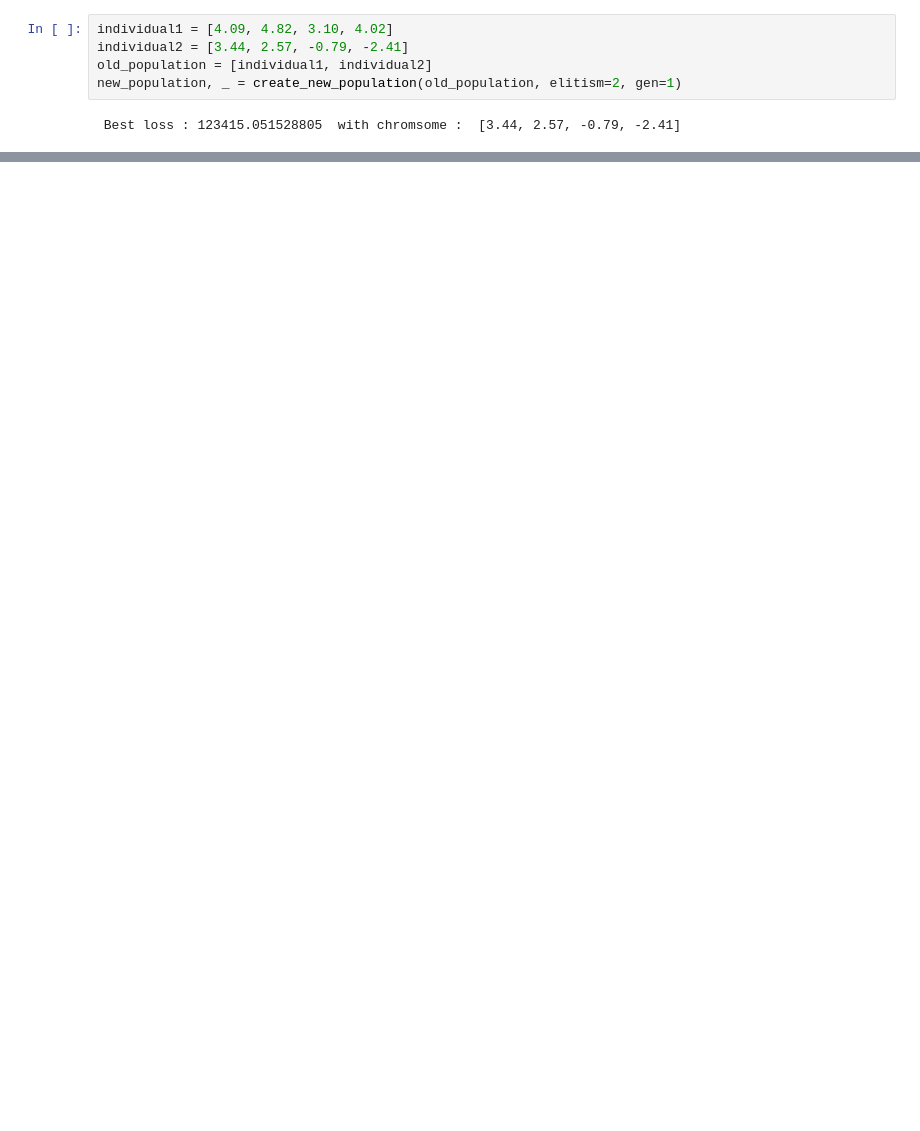
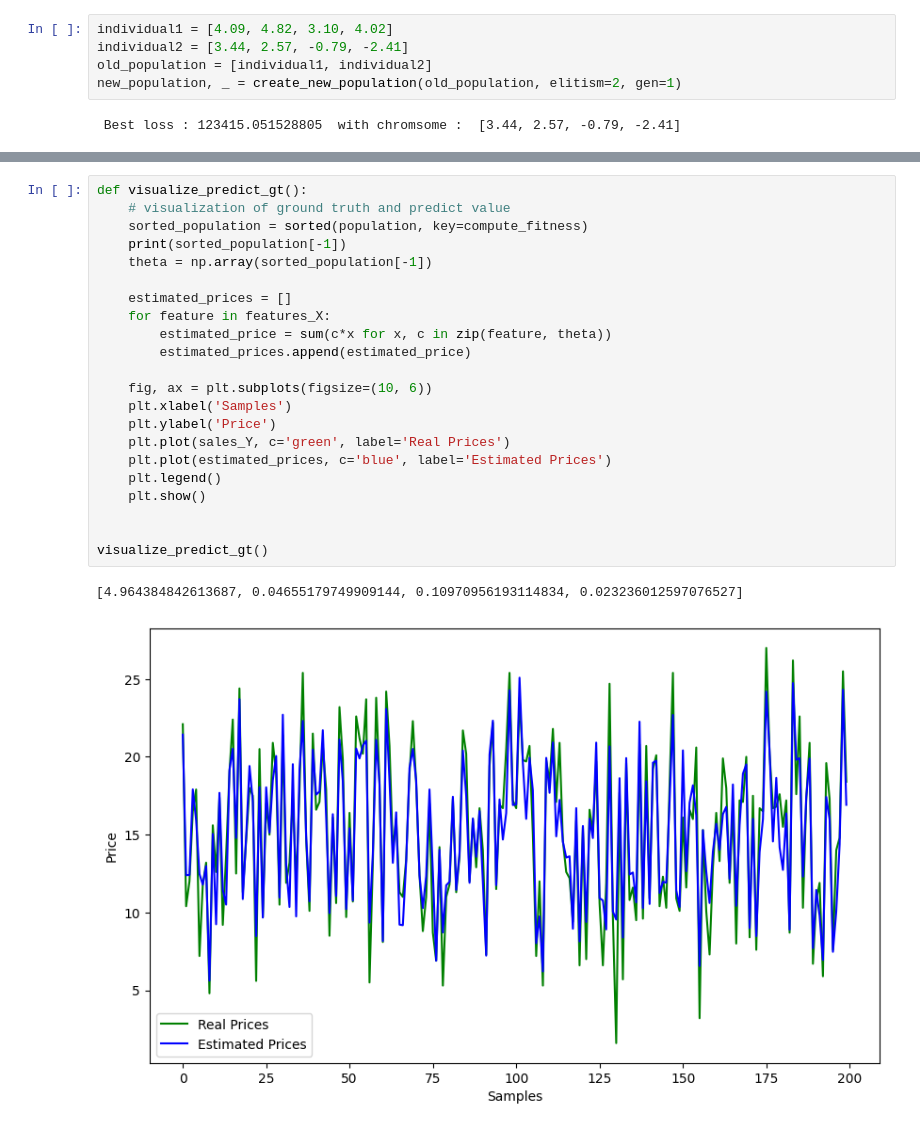
Before and after one commit to daothihuyen64/AIO2024_Excerises, a Jupyter notebook: module04/module04_week03/GA_advertising_problems.ipynb, the cells around one changed output, grey strips where cells are left out. Saved outputs shown, nothing was run; the diff lists cells and outputs as text; blank space fills up the shorter version.

```diff
--- a/module04/module04_week03/GA_advertising_problems.ipynb
+++ b/module04/module04_week03/GA_advertising_problems.ipynb
@@ -210,0 +212,25 @@ visualize_loss(losses_list)
+# %%
+def visualize_predict_gt():
+    # visualization of ground truth and predict value
+    sorted_population = sorted(population, key=compute_fitness)
+    print(sorted_population[-1])
+    theta = np.array(sorted_population[-1])
+
+    estimated_prices = []
+    for feature in features_X:
+        estimated_price = sum(c*x for x, c in zip(feature, theta))
+        estimated_prices.append(estimated_price)
+
+    fig, ax = plt.subplots(figsize=(10, 6))
+    plt.xlabel('Samples')
+    plt.ylabel('Price')
+    plt.plot(sales_Y, c='green', label='Real Prices')
+    plt.plot(estimated_prices, c='blue', label='Estimated Prices')
+    plt.legend()
+    plt.show()
+
+
+visualize_predict_gt()
+# %% [output]
+[4.964384842613687, 0.04655179749909144, 0.10970956193114834, 0.023236012597076527]
+[figure, added]
```
Also changed, not shown: parts of 5 cells of this notebook.
